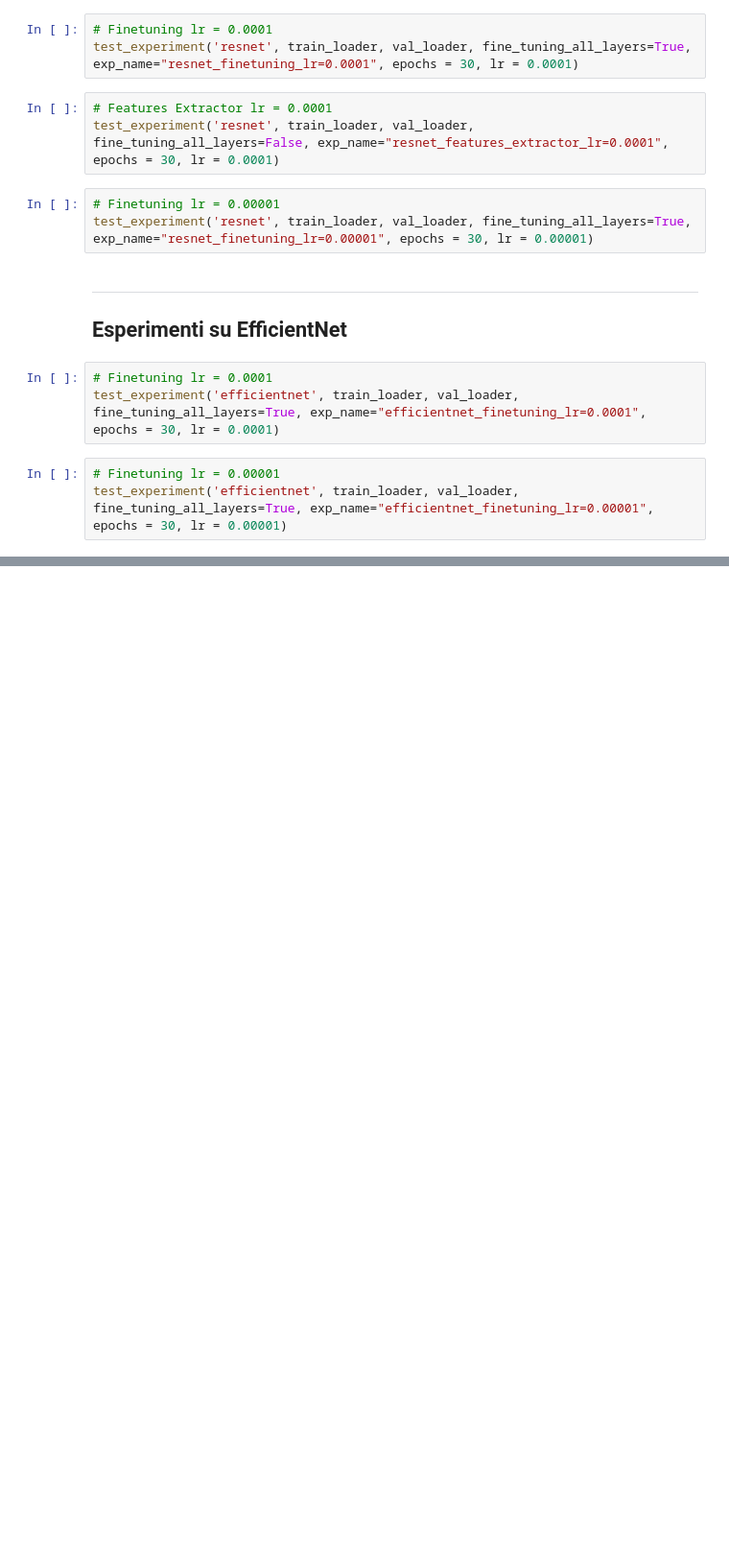
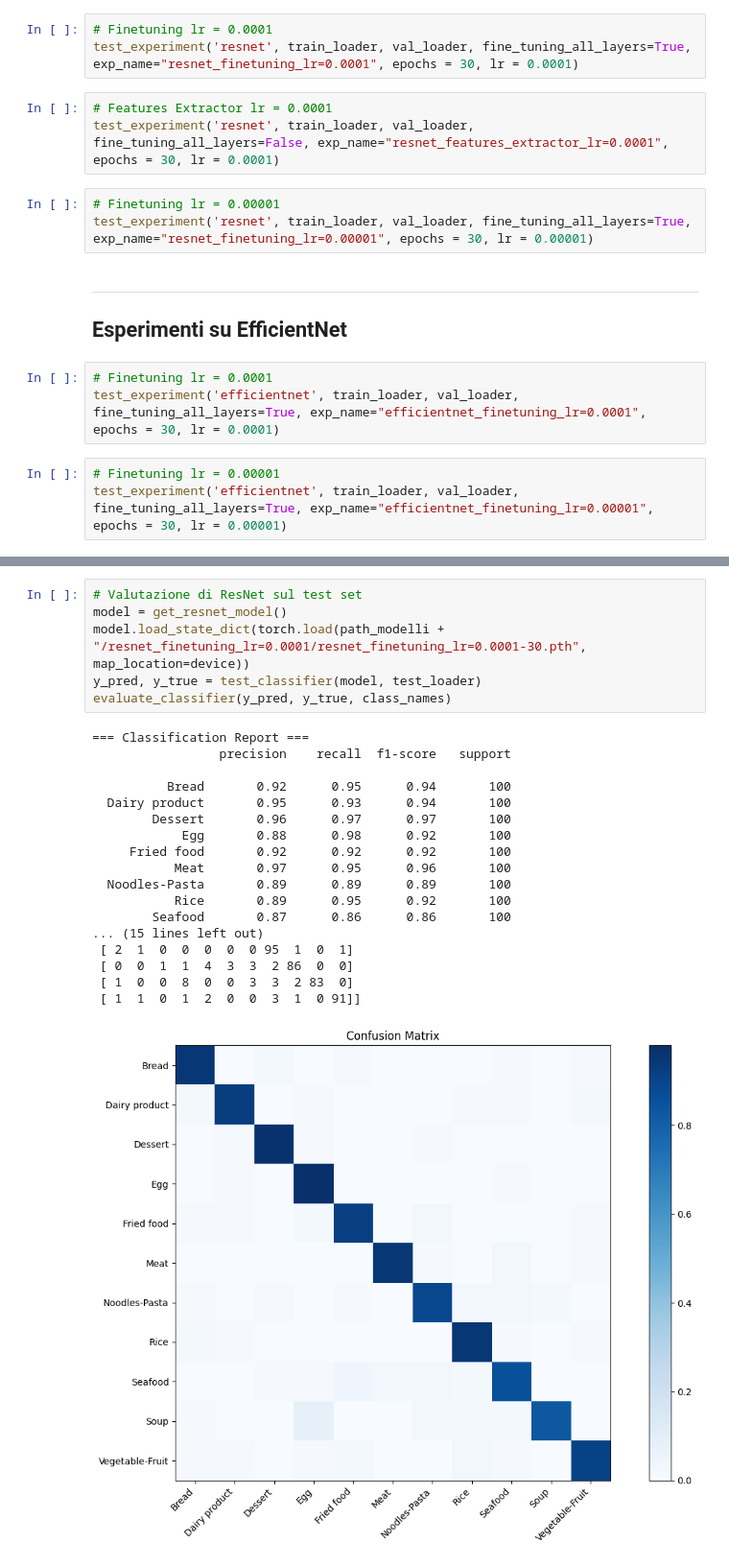
Before and after one commit to GiovanniTorrisi28/FoodVision, a Jupyter notebook: notebooks/FoodVision_Notebook.ipynb, the cells around one changed output, grey strips where cells are left out. Shown at 96% size. Cells and saved outputs as stored; diff of their text form; blank space fills up the shorter version.

```diff
--- a/notebooks/FoodVision_Notebook.ipynb
+++ b/notebooks/FoodVision_Notebook.ipynb
@@ -546,0 +553,25 @@ test_experiment('efficientnet', train_loader, val_loader, fine_tuning_all_layers
+# %%
+# Valutazione di ResNet sul test set
+model = get_resnet_model()
+model.load_state_dict(torch.load(path_modelli + "/resnet_finetuning_lr=0.0001/resnet_finetuning_lr=0.0001-30.pth", map_location=device))
+y_pred, y_true = test_classifier(model, test_loader)
+evaluate_classifier(y_pred, y_true, class_names)
+# %% [output]
+=== Classification Report ===
+                 precision    recall  f1-score   support
+
+          Bread       0.92      0.95      0.94       100
+  Dairy product       0.95      0.93      0.94       100
+        Dessert       0.96      0.97      0.97       100
+            Egg       0.88      0.98      0.92       100
+     Fried food       0.92      0.92      0.92       100
+           Meat       0.97      0.95      0.96       100
+  Noodles-Pasta       0.89      0.89      0.89       100
+           Rice       0.89      0.95      0.92       100
+        Seafood       0.87      0.86      0.86       100
+... (15 lines left out)
+ [ 2  1  0  0  0  0  0 95  1  0  1]
+ [ 0  0  1  1  4  3  3  2 86  0  0]
+ [ 1  0  0  8  0  0  3  3  2 83  0]
+ [ 1  1  0  1  2  0  0  3  1  0 91]]
+[figure, added]
```
Also changed, not shown: parts of 8 cells of this notebook.
